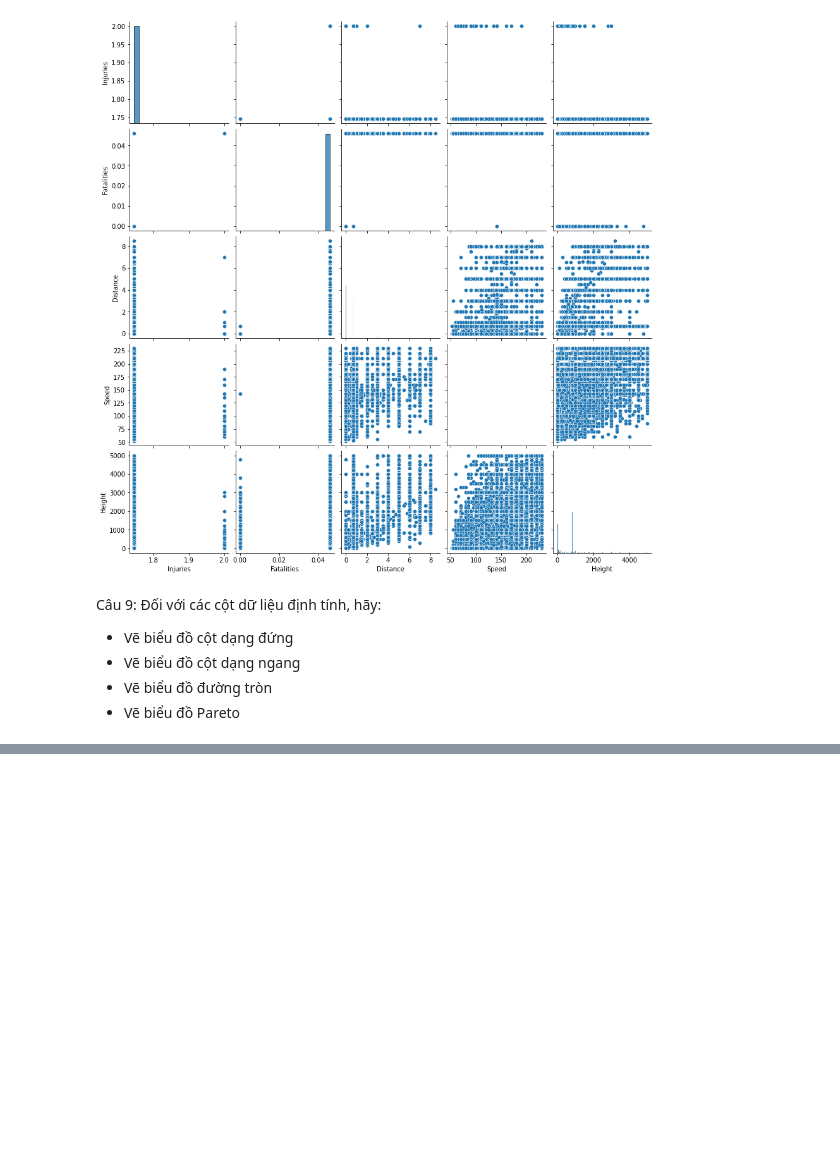
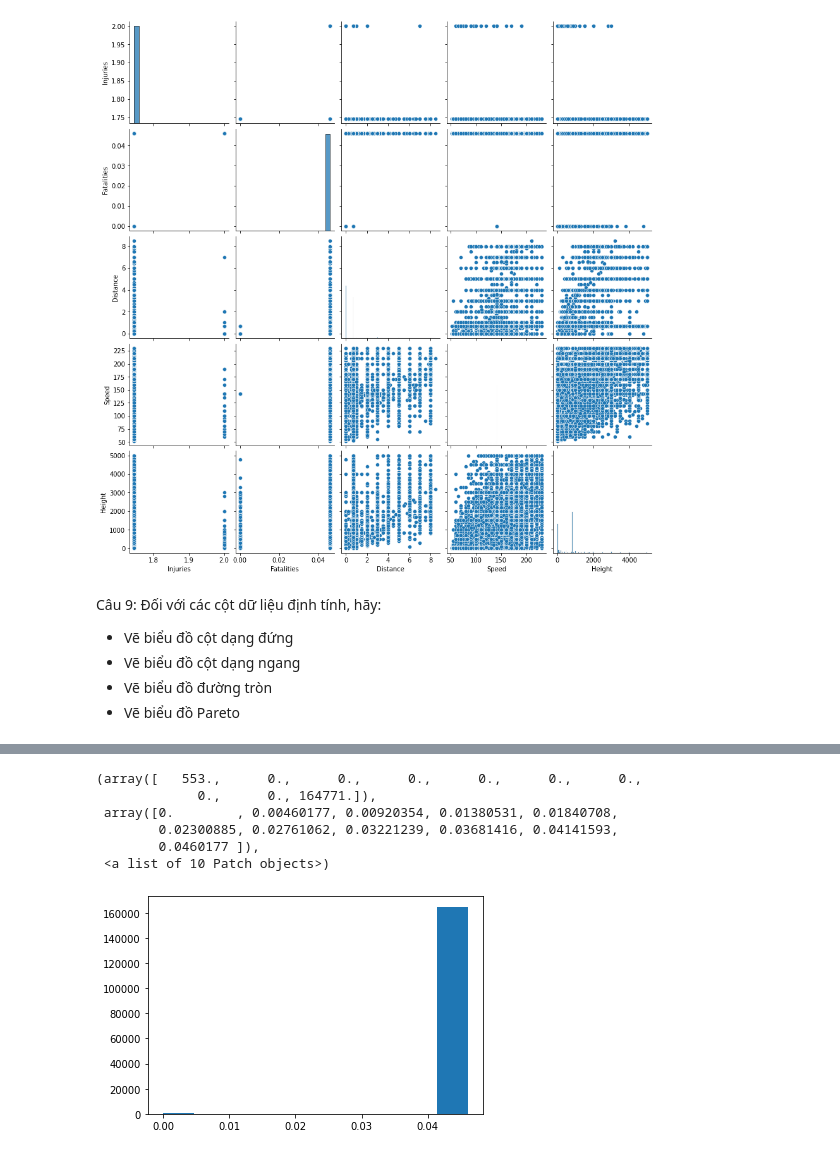
Before and after one commit to NGONGOCHA/HK2-nam1, a Jupyter notebook: bài_tập_pandas_4.ipynb, the cells around one changed output, grey strips where cells are left out. Drawn from its saved outputs; the diff is of its cells as text; code cells hidden in the pictures; blank space fills up the shorter version.

```diff
--- a/bài_tập_pandas_4.ipynb
+++ b/bài_tập_pandas_4.ipynb
@@ -208,0 +231,11 @@ plt.show()
+# %%
+fig, ax = plt.subplots()
+ax.hist(a2['Fatalities'])
+# %% [output]
+(array([   553.,      0.,      0.,      0.,      0.,      0.,      0.,
+             0.,      0., 164771.]),
+ array([0.        , 0.00460177, 0.00920354, 0.01380531, 0.01840708,
+        0.02300885, 0.02761062, 0.03221239, 0.03681416, 0.04141593,
+        0.0460177 ]),
+ <a list of 10 Patch objects>)
+[figure, added]
```
Also changed, not shown: parts of 11 cells of this notebook.
